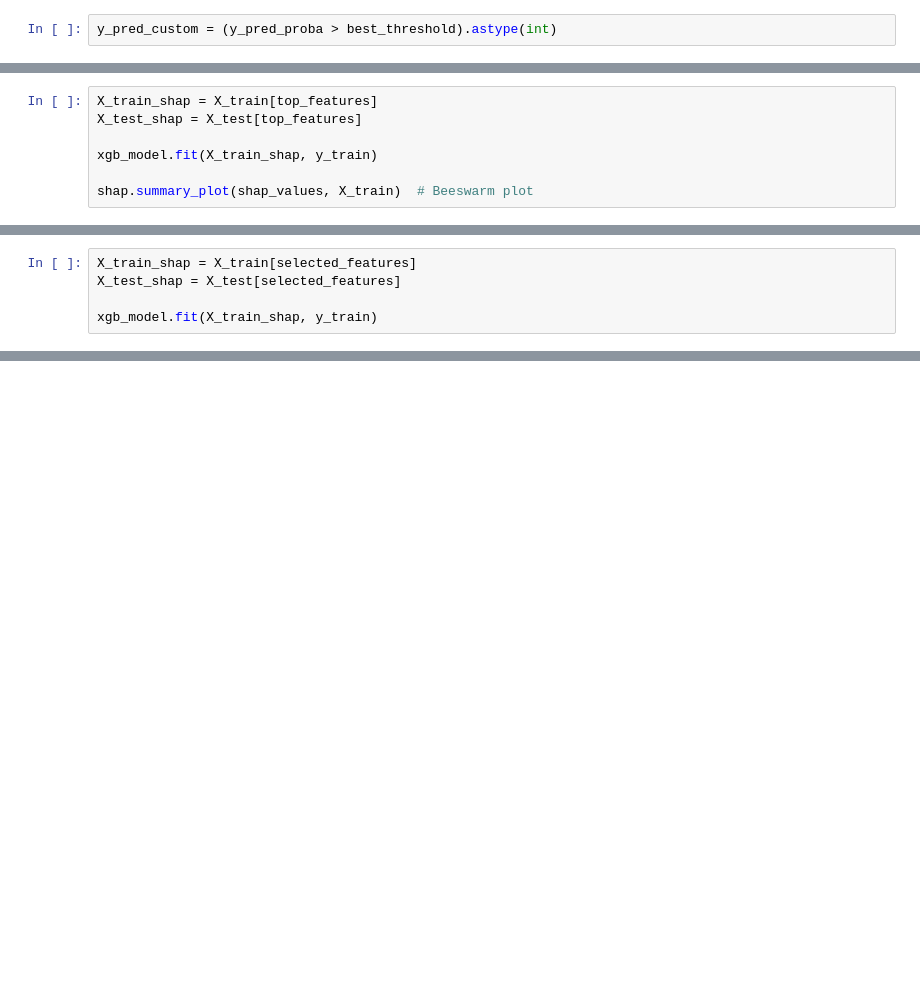
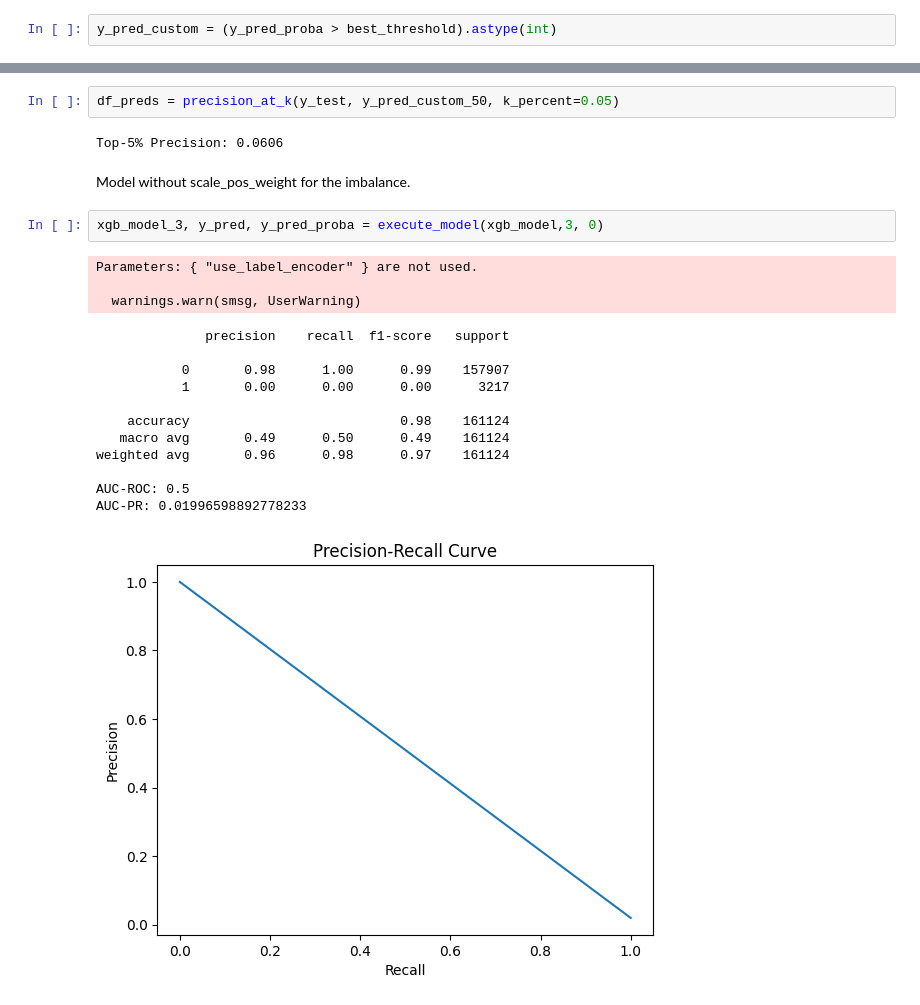
Before and after one commit to vivian-xia/Online_Retail_Customer_Returns, a Jupyter notebook: online_retail_return.ipynb, the cells around one changed output, grey strips where cells are left out. Cells and saved outputs as stored; diff of their text form; blank space fills up the shorter version.

```diff
--- a/online_retail_return.ipynb
+++ b/online_retail_return.ipynb
@@ -339,7 +261,0 @@ top_features
-# %%
-X_train_shap = X_train[top_features]
-X_test_shap = X_test[top_features]
-
-xgb_model.fit(X_train_shap, y_train)
-
-shap.summary_plot(shap_values, X_train)  # Beeswarm plot
@@ -377,5 +261,0 @@ Selected 11 features: ['CustomerNumOfReturns', 'CustomerReturnRate', 'TotalLineV
-# %%
-X_train_shap = X_train[selected_features]
-X_test_shap = X_test[selected_features]
-
-xgb_model.fit(X_train_shap, y_train)
@@ -493,0 +308,24 @@ joblib.dump(selected_features, "selected_features.pkl")
+# %%
+df_preds = precision_at_k(y_test, y_pred_custom_50, k_percent=0.05)
+# %% [output]
+Top-5% Precision: 0.0606
+# %% [markdown]
+Model without scale_pos_weight for the imbalance.
+# %%
+xgb_model_3, y_pred, y_pred_proba = execute_model(xgb_model,3, 0)
+# %% [output]
+Parameters: { "use_label_encoder" } are not used.
+
+  warnings.warn(smsg, UserWarning)
+              precision    recall  f1-score   support
+
+           0       0.98      1.00      0.99    157907
+           1       0.00      0.00      0.00      3217
+
+    accuracy                           0.98    161124
+   macro avg       0.49      0.50      0.49    161124
+weighted avg       0.96      0.98      0.97    161124
+
+AUC-ROC: 0.5
+AUC-PR: 0.01996598892778233
+[figure, added]
```
Also changed, not shown: parts of 90 cells of this notebook, 4 other files.
